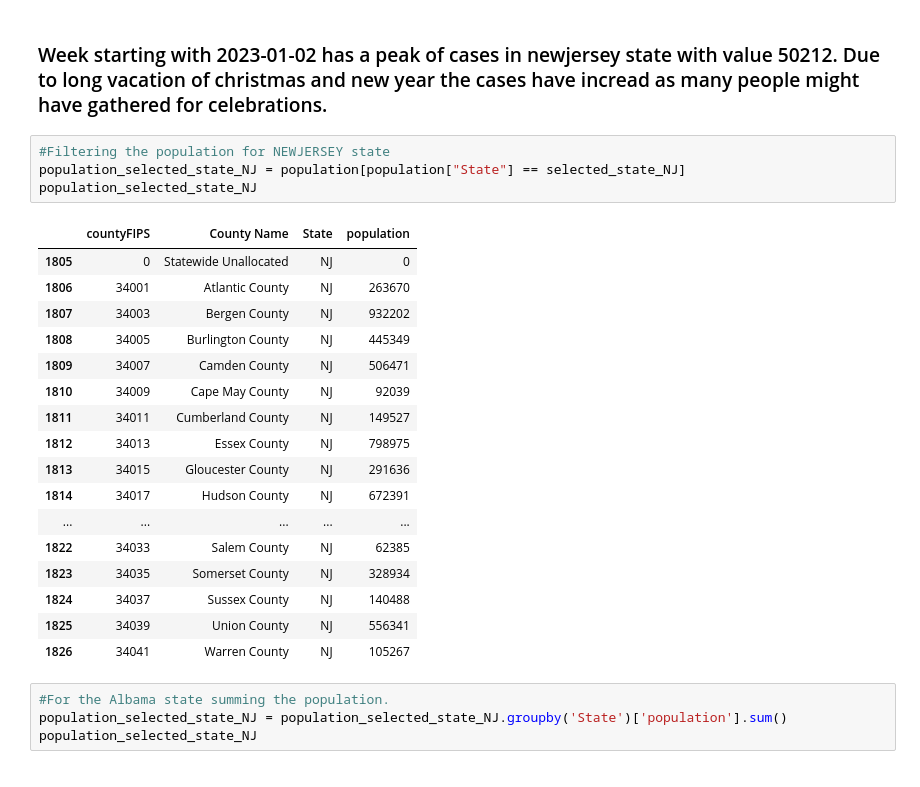
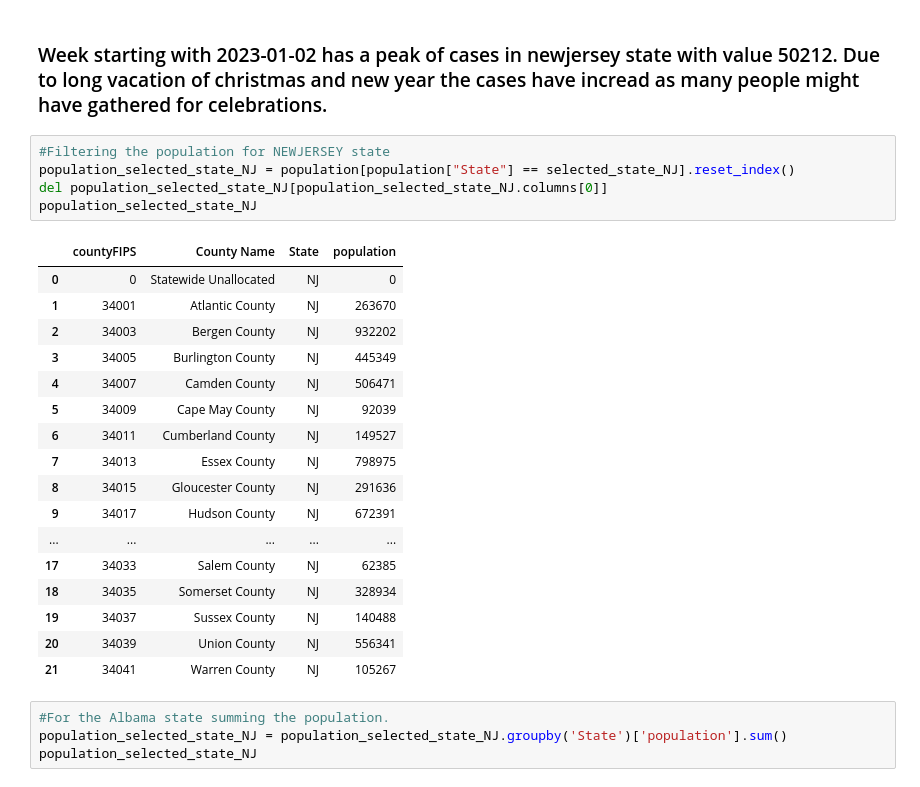
Before and after one commit to AshritaD/Ferocious5_CS605, a Jupyter notebook: Member/AnkithaChavan/src/Stage2_Task2_Cases-.ipynb, the cells around one changed output. Drawn from its saved outputs; the diff is of its cells as text.

```diff
--- a/Member/AnkithaChavan/src/Stage2_Task2_Cases-.ipynb
+++ b/Member/AnkithaChavan/src/Stage2_Task2_Cases-.ipynb
@@ -523,26 +524,27 @@ weekly_cases_sum_selected_state_given_range_NJ.plot(x='Date', y='Number of Cases
 ### Week starting with 2023-01-02 has a peak of cases in newjersey state with value 50212. Due to long vacation of christmas and new year the cases have incread as many people might have gathered for celebrations.
 # %%
 #Filtering the population for NEWJERSEY state
-population_selected_state_NJ = population[population["State"] == selected_state_NJ]
+population_selected_state_NJ = population[population["State"] == selected_state_NJ].reset_index()
+del population_selected_state_NJ[population_selected_state_NJ.columns[0]]
 population_selected_state_NJ
 # %% [output]
 |  | countyFIPS | County Name | State | population |
-| 1805 | 0 | Statewide Unallocated | NJ | 0 |
-| 1806 | 34001 | Atlantic County | NJ | 263670 |
-| 1807 | 34003 | Bergen County | NJ | 932202 |
-| 1808 | 34005 | Burlington County | NJ | 445349 |
-| 1809 | 34007 | Camden County | NJ | 506471 |
-| 1810 | 34009 | Cape May County | NJ | 92039 |
-| 1811 | 34011 | Cumberland County | NJ | 149527 |
-| 1812 | 34013 | Essex County | NJ | 798975 |
-| 1813 | 34015 | Gloucester County | NJ | 291636 |
-| 1814 | 34017 | Hudson County | NJ | 672391 |
+| 0 | 0 | Statewide Unallocated | NJ | 0 |
+| 1 | 34001 | Atlantic County | NJ | 263670 |
+| 2 | 34003 | Bergen County | NJ | 932202 |
+| 3 | 34005 | Burlington County | NJ | 445349 |
+| 4 | 34007 | Camden County | NJ | 506471 |
+| 5 | 34009 | Cape May County | NJ | 92039 |
+| 6 | 34011 | Cumberland County | NJ | 149527 |
+| 7 | 34013 | Essex County | NJ | 798975 |
+| 8 | 34015 | Gloucester County | NJ | 291636 |
+| 9 | 34017 | Hudson County | NJ | 672391 |
 | ... | ... | ... | ... | ... |
-| 1822 | 34033 | Salem County | NJ | 62385 |
-| 1823 | 34035 | Somerset County | NJ | 328934 |
-| 1824 | 34037 | Sussex County | NJ | 140488 |
-| 1825 | 34039 | Union County | NJ | 556341 |
-| 1826 | 34041 | Warren County | NJ | 105267 |
+| 17 | 34033 | Salem County | NJ | 62385 |
+| 18 | 34035 | Somerset County | NJ | 328934 |
+| 19 | 34037 | Sussex County | NJ | 140488 |
+| 20 | 34039 | Union County | NJ | 556341 |
+| 21 | 34041 | Warren County | NJ | 105267 |
 # %%
 #For the Albama state summing the population.
 population_selected_state_NJ = population_selected_state_NJ.groupby('State')['population'].sum()
```
Also changed, not shown: parts of 12 cells of this notebook, 12 other files.
